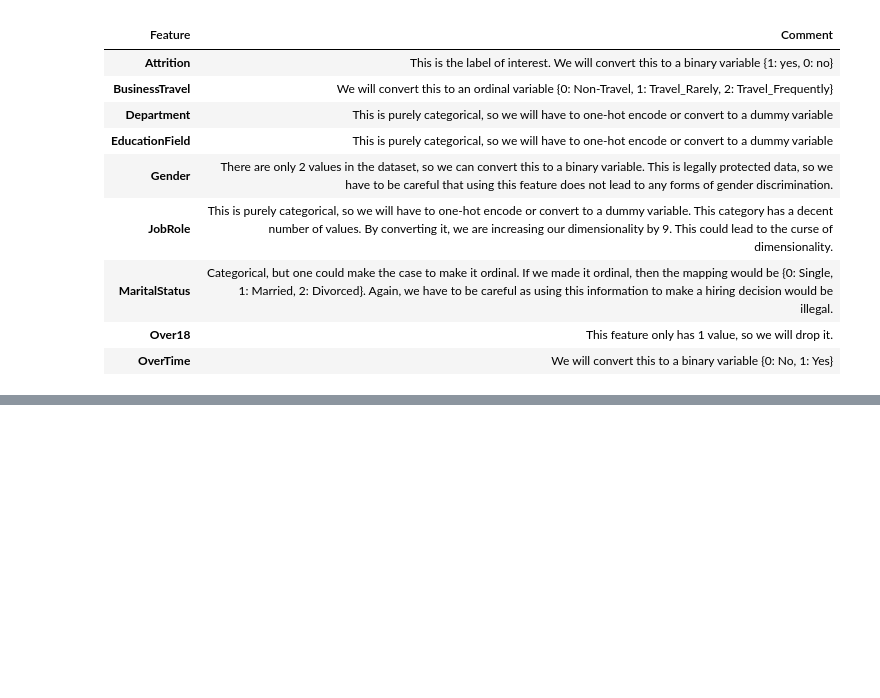
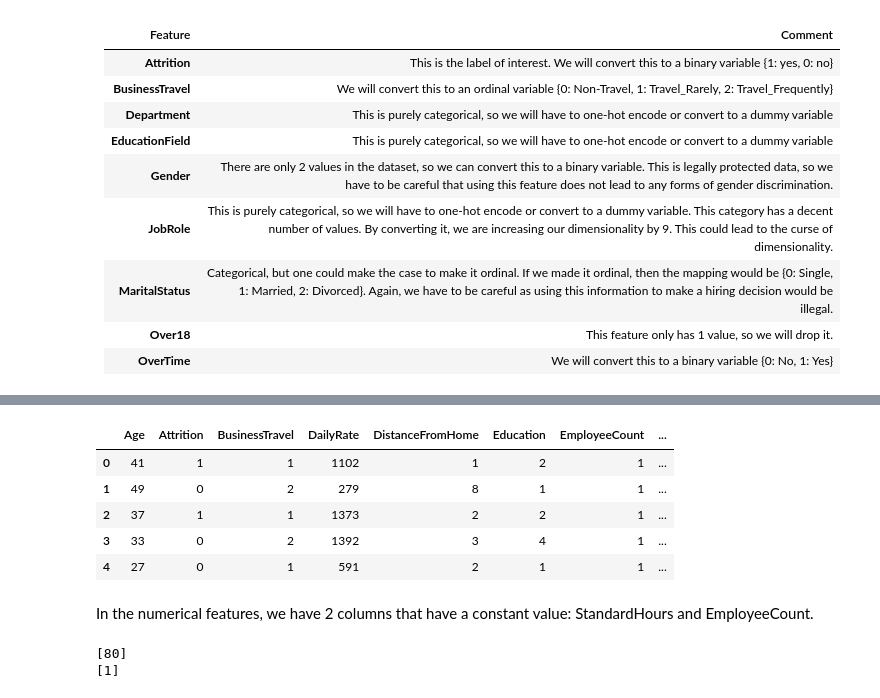
Before and after one commit to tdesai1969/540_group_project, a Jupyter notebook: joint_notebook.ipynb, the cells around one changed output, grey strips where cells are left out. Drawn from its saved outputs; the diff is of its cells as text; code cells hidden in the pictures; blank space fills up the shorter version.

```diff
--- a/joint_notebook.ipynb
+++ b/joint_notebook.ipynb
@@ -2,6 +2,13 @@
 import numpy as np
 import pandas as pd
 from pprint import pprint
+import matplotlib.pyplot as plt
+import seaborn as sns
+import plotly.graph_objs as go
+import plotly.express as px
+
+
+pd.set_option("display.max_columns",None)
 # %% [markdown]
 # Loading the data
 # %%
@@ -112,0 +121,5 @@ OverTime : ['Yes' 'No']
+# %%
+df = df.drop("Over18",axis=1)
+df["Attrition"] = df["Attrition"].map({"No": 0, "Yes": 1})
+df["BusinessTravel"] = df["BusinessTravel"].map({"Non-Travel": 0, "Travel_Rarely": 1,"Travel_Frequently": 2})
+df["OverTime"] = df["OverTime"].map({"No": 0, "Yes": 1})
@@ -112,0 +142,17 @@ OverTime : ['Yes' 'No']
+# %%
+df.select_dtypes([np.int64]).head()
+# %% [output]
+|  | Age | Attrition | BusinessTravel | DailyRate | DistanceFromHome | Education | EmployeeCount | ... |
+| 0 | 41 | 1 | 1 | 1102 | 1 | 2 | 1 | ... |
+| 1 | 49 | 0 | 2 | 279 | 8 | 1 | 1 | ... |
+| 2 | 37 | 1 | 1 | 1373 | 2 | 2 | 1 | ... |
+| 3 | 33 | 0 | 2 | 1392 | 3 | 4 | 1 | ... |
+| 4 | 27 | 0 | 1 | 591 | 2 | 1 | 1 | ... |
+# %% [markdown]
+In the numerical features, we have 2 columns that have a constant value: StandardHours and EmployeeCount.
+# %%
+print(df["StandardHours"].unique())
+print(df["EmployeeCount"].unique())
+# %% [output]
+[80]
+[1]
```
Also changed, not shown: parts of 7 cells of this notebook.
